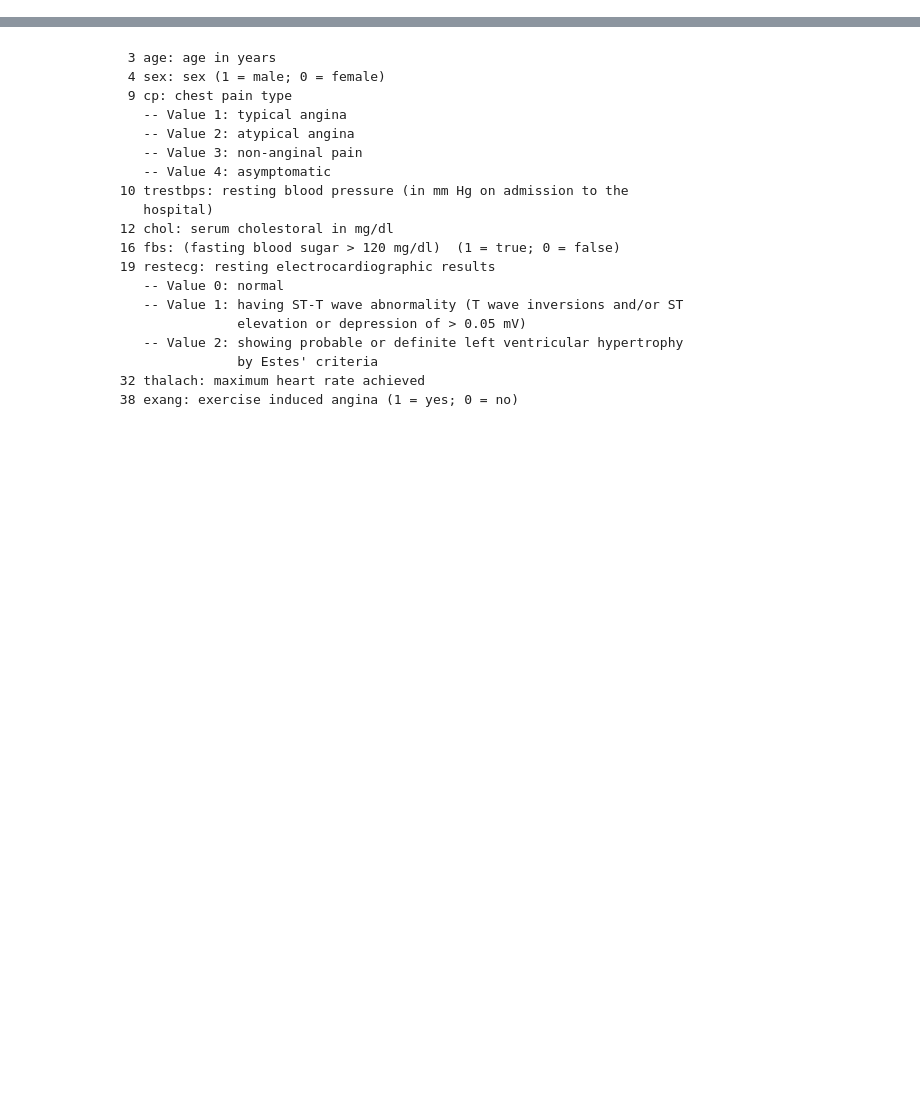
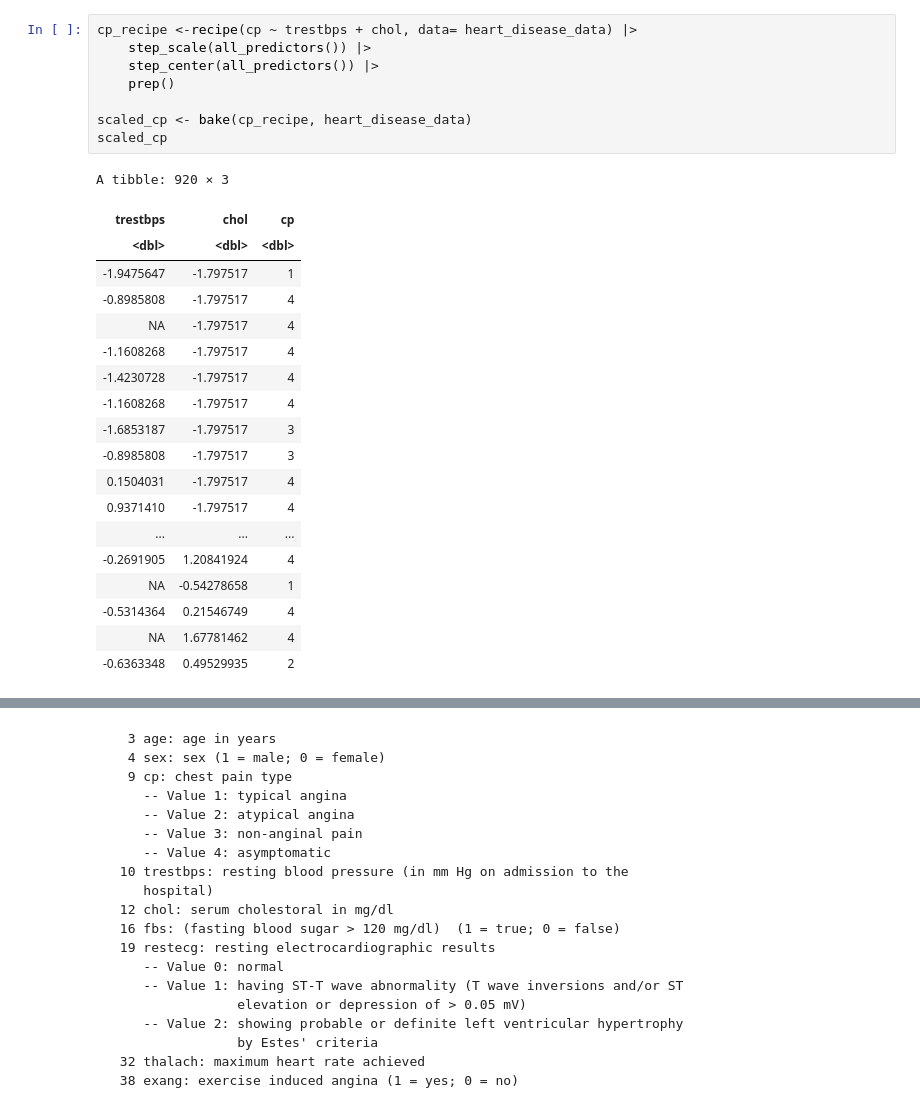
Before and after one commit to aaelbaz/DSCI-100-Group-Project, a Jupyter notebook: Main.ipynb, the cells around one changed output, grey strips where cells are left out. Saved outputs shown, nothing was run; the diff lists cells and outputs as text; blank space fills up the shorter version.

```diff
--- a/Main.ipynb
+++ b/Main.ipynb
@@ -105,0 +80,28 @@ ERROR: Error in `semi_join()`:
+# %%
+cp_recipe <-recipe(cp ~ trestbps + chol, data= heart_disease_data) |>
+    step_scale(all_predictors()) |>
+    step_center(all_predictors()) |>
+    prep()
+
+scaled_cp <- bake(cp_recipe, heart_disease_data)
+scaled_cp
+# %% [output]
+A tibble: 920 × 3
+| trestbps | chol | cp |
+| <dbl> | <dbl> | <dbl> |
+| -1.9475647 | -1.797517 | 1 |
+| -0.8985808 | -1.797517 | 4 |
+| NA | -1.797517 | 4 |
+| -1.1608268 | -1.797517 | 4 |
+| -1.4230728 | -1.797517 | 4 |
+| -1.1608268 | -1.797517 | 4 |
+| -1.6853187 | -1.797517 | 3 |
+| -0.8985808 | -1.797517 | 3 |
+| 0.1504031 | -1.797517 | 4 |
+| 0.9371410 | -1.797517 | 4 |
+| ... | ... | ... |
+| -0.2691905 | 1.20841924 | 4 |
+| NA | -0.54278658 | 1 |
+| -0.5314364 | 0.21546749 | 4 |
+| NA | 1.67781462 | 4 |
+| -0.6363348 | 0.49529935 | 2 |
```
Also changed, not shown: parts of 3 cells of this notebook.
